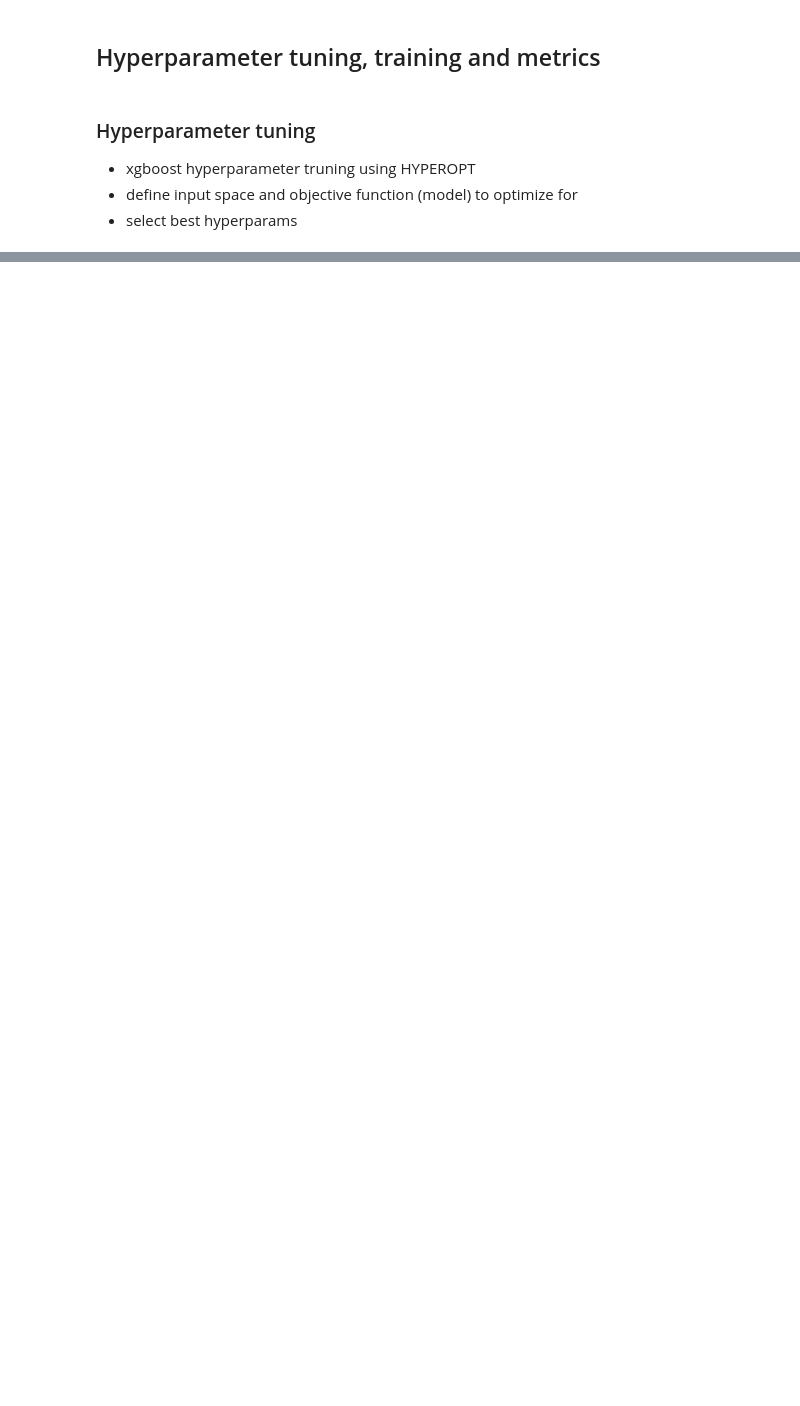
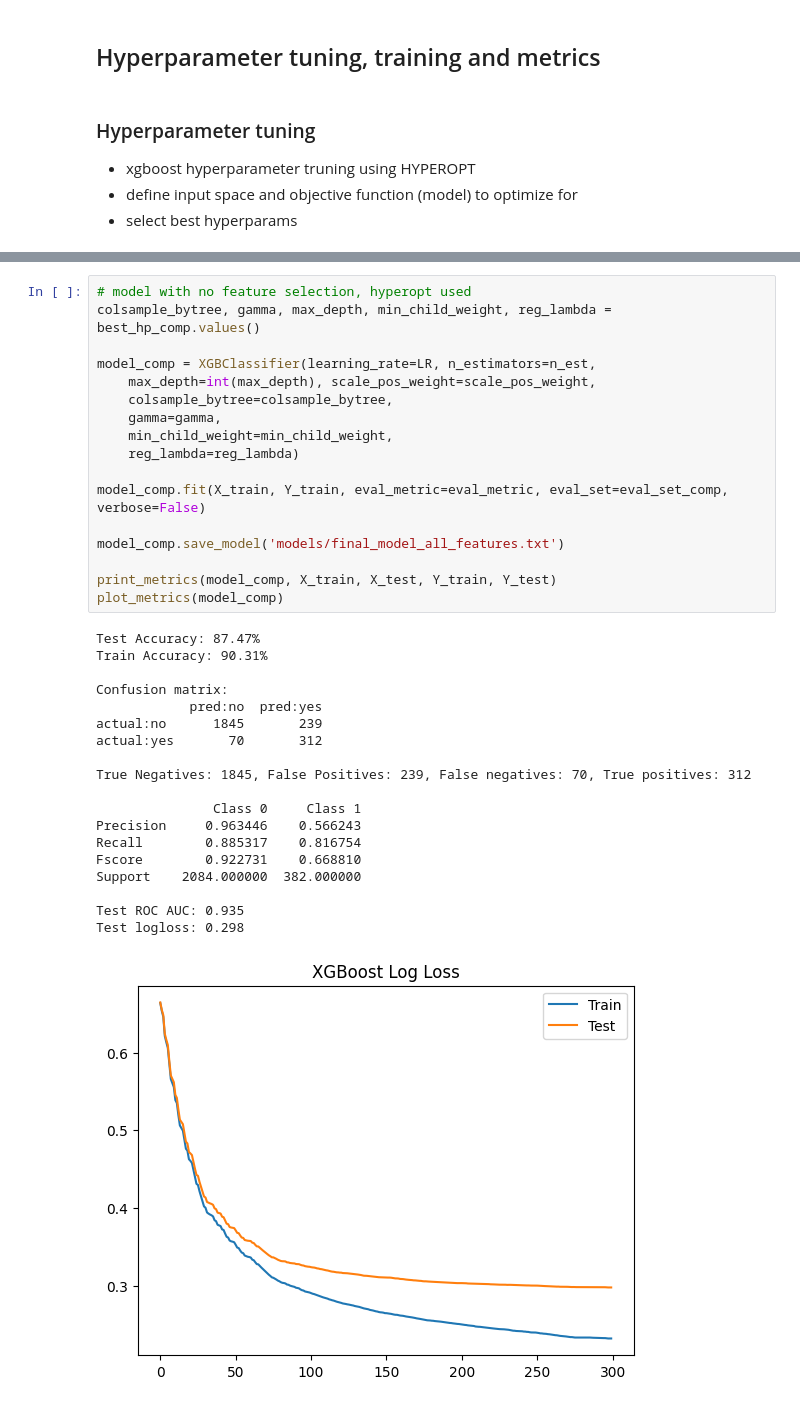
Before and after one commit to Ramya-Kottapalli/aicadium-coding, a Jupyter notebook: ecommerce_model.ipynb, the cells around one changed output, grey strips where cells are left out. Drawn from its saved outputs; the diff is of its cells as text; blank space fills up the shorter version.

Commit message:
hyperopt experiment and cleanup

```diff
--- a/ecommerce_model.ipynb
+++ b/ecommerce_model.ipynb
@@ -561,0 +530,37 @@ Test logloss: 0.271
+# %%
+# model with no feature selection, hyperopt used
+colsample_bytree, gamma, max_depth, min_child_weight, reg_lambda = best_hp_comp.values()
+
+model_comp = XGBClassifier(learning_rate=LR, n_estimators=n_est,
+    max_depth=int(max_depth), scale_pos_weight=scale_pos_weight,
+    colsample_bytree=colsample_bytree,
+    gamma=gamma,
+    min_child_weight=min_child_weight,
+    reg_lambda=reg_lambda)
+
+model_comp.fit(X_train, Y_train, eval_metric=eval_metric, eval_set=eval_set_comp, verbose=False)
+
+model_comp.save_model('models/final_model_all_features.txt')
+
+print_metrics(model_comp, X_train, X_test, Y_train, Y_test)
+plot_metrics(model_comp)
+# %% [output]
+Test Accuracy: 87.47%
+Train Accuracy: 90.31%
+
+Confusion matrix:
+            pred:no  pred:yes
+actual:no      1845       239
+actual:yes       70       312
+
+True Negatives: 1845, False Positives: 239, False negatives: 70, True positives: 312
+
+               Class 0     Class 1
+Precision     0.963446    0.566243
+Recall        0.885317    0.816754
+Fscore        0.922731    0.668810
+Support    2084.000000  382.000000
+
+Test ROC AUC: 0.935
+Test logloss: 0.298
+[figure, added]
```
Also changed, not shown: parts of 31 cells of this notebook, 9 other files.
